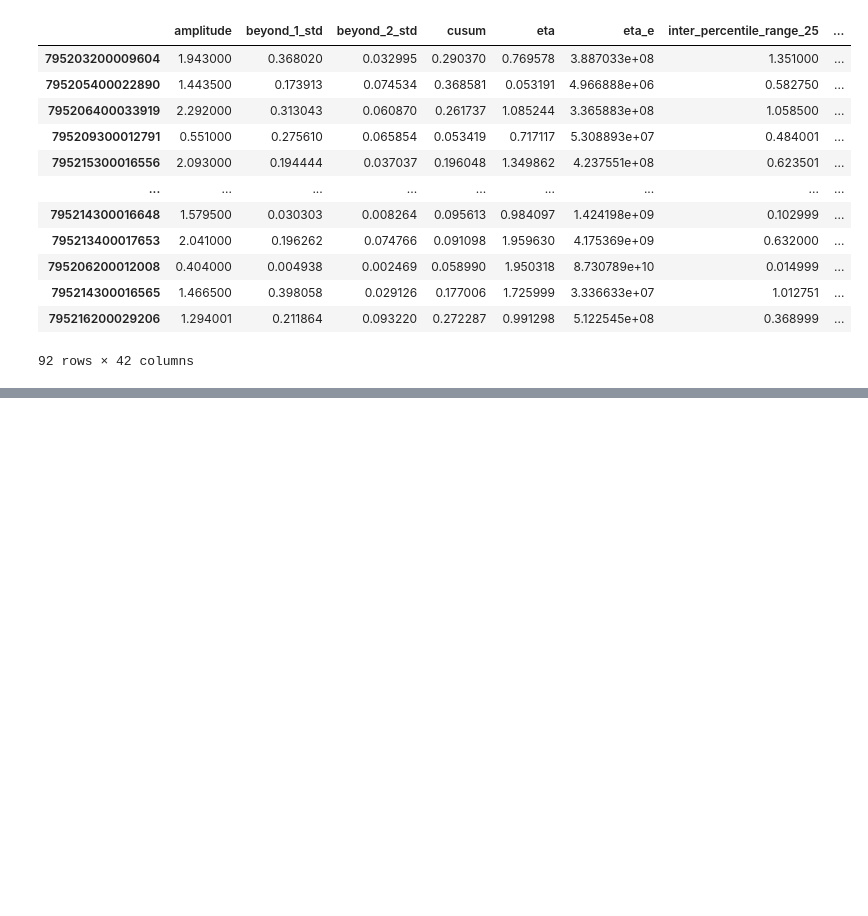
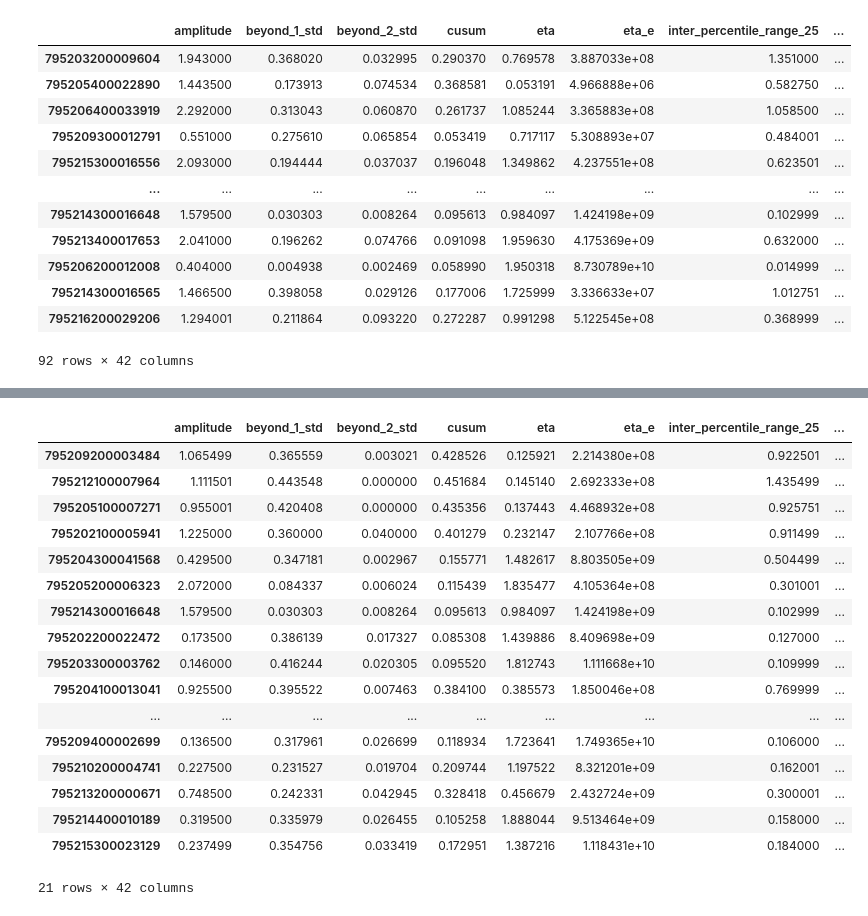
Before and after one commit to snad-space/zwad, a Jupyter notebook: notebooks/make_anomalies_tables.ipynb, the cells around one changed output, grey strips where cells are left out. Cells and saved outputs as stored; diff of their text form; code cells hidden in the pictures; blank space fills up the shorter version.

```diff
--- a/notebooks/make_anomalies_tables.ipynb
+++ b/notebooks/make_anomalies_tables.ipynb
@@ -168,0 +213,8 @@ deep_anom #remember to set 'oid' in file and format cells -> number
+# %%
+#from updated Anomalies_PAD google doc (08/03/20)
+
+m31_maria_anomalies_PAD = pd.read_csv('../data/m31_maria.csv')
+disk_maria_anomalies_PAD = pd.read_csv('../data/disk_maria.csv')
+deep_maria_anomalies_PAD = pd.read_csv('../data/deep_maria.csv', encoding='latin-1') #was throwing weird error
+
+deep_maria_anomalies_PAD.head()
@@ -168,0 +228,9 @@ deep_anom #remember to set 'oid' in file and format cells -> number
+# %%
+# Set ANOMALIES tag; i.e. "uncat"
+
+anomalies_tag_1 = 'uncat'
+
+m31_anomalous_tag = m31_maria_anomalies_PAD[m31_maria_anomalies_PAD.tag == '{}'.format(anomalies_tag_1)]
+disk_anomalous_tag = disk_maria_anomalies_PAD[disk_maria_anomalies_PAD.tag == '{}'.format(anomalies_tag_1)]
+deep_anomalous_tag = deep_maria_anomalies_PAD[deep_maria_anomalies_PAD.tag == '{}'.format(anomalies_tag_1)]
+deep_anomalous_tag
@@ -168,0 +255,38 @@ deep_anom #remember to set 'oid' in file and format cells -> number
+# %%
+#remember to format cells -> number in Excel
+
+#M31
+m31_maria_anomalies_PAD_oid = m31_anomalous_tag['oid']
+m31_expert_anomalies = m31.loc[m31_maria_anomalies_PAD_oid]
+m31_expert_anomalies.to_csv('../data/m31_expert_anomalies.csv', index_label='oid')
+
+#Disk
+disk_maria_anomalies_PAD_oid = disk_anomalous_tag['oid']
+disk_expert_anomalies = disk.loc[disk_maria_anomalies_PAD_oid]
+disk_expert_anomalies.to_csv('../data/disk_expert_anomalies.csv', index_label='oid')
+
+#Deep
+deep_maria_anomalies_PAD_oid = deep_anomalous_tag['oid']
+deep_expert_anomalies = deep.loc[deep_maria_anomalies_PAD_oid]
+deep_expert_anomalies.to_csv('../data/deep_expert_anomalies.csv', index_label='oid')
+
+deep_expert_anomalies #remember to format cells -> number if you want to see full oid in Excel
+# %% [output]
+|  | amplitude | beyond_1_std | beyond_2_std | cusum | eta | eta_e | inter_percentile_range_25 | ... |
+| 795209200003484 | 1.065499 | 0.365559 | 0.003021 | 0.428526 | 0.125921 | 2.214380e+08 | 0.922501 | ... |
+| 795212100007964 | 1.111501 | 0.443548 | 0.000000 | 0.451684 | 0.145140 | 2.692333e+08 | 1.435499 | ... |
+| 795205100007271 | 0.955001 | 0.420408 | 0.000000 | 0.435356 | 0.137443 | 4.468932e+08 | 0.925751 | ... |
+| 795202100005941 | 1.225000 | 0.360000 | 0.040000 | 0.401279 | 0.232147 | 2.107766e+08 | 0.911499 | ... |
+| 795204300041568 | 0.429500 | 0.347181 | 0.002967 | 0.155771 | 1.482617 | 8.803505e+09 | 0.504499 | ... |
+| 795205200006323 | 2.072000 | 0.084337 | 0.006024 | 0.115439 | 1.835477 | 4.105364e+08 | 0.301001 | ... |
+| 795214300016648 | 1.579500 | 0.030303 | 0.008264 | 0.095613 | 0.984097 | 1.424198e+09 | 0.102999 | ... |
+| 795202200022472 | 0.173500 | 0.386139 | 0.017327 | 0.085308 | 1.439886 | 8.409698e+09 | 0.127000 | ... |
+| 795203300003762 | 0.146000 | 0.416244 | 0.020305 | 0.095520 | 1.812743 | 1.111668e+10 | 0.109999 | ... |
+| 795204100013041 | 0.925500 | 0.395522 | 0.007463 | 0.384100 | 0.385573 | 1.850046e+08 | 0.769999 | ... |
+| ... | ... | ... | ... | ... | ... | ... | ... | ... |
+| 795209400002699 | 0.136500 | 0.317961 | 0.026699 | 0.118934 | 1.723641 | 1.749365e+10 | 0.106000 | ... |
+| 795210200004741 | 0.227500 | 0.231527 | 0.019704 | 0.209744 | 1.197522 | 8.321201e+09 | 0.162001 | ... |
+| 795213200000671 | 0.748500 | 0.242331 | 0.042945 | 0.328418 | 0.456679 | 2.432724e+09 | 0.300001 | ... |
+| 795214400010189 | 0.319500 | 0.335979 | 0.026455 | 0.105258 | 1.888044 | 9.513464e+09 | 0.158000 | ... |
+| 795215300023129 | 0.237499 | 0.354756 | 0.033419 | 0.172951 | 1.387216 | 1.118431e+10 | 0.184000 | ... |
+21 rows × 42 columns
```
Also changed, not shown: parts of 6 cells of this notebook, 11 other files.
